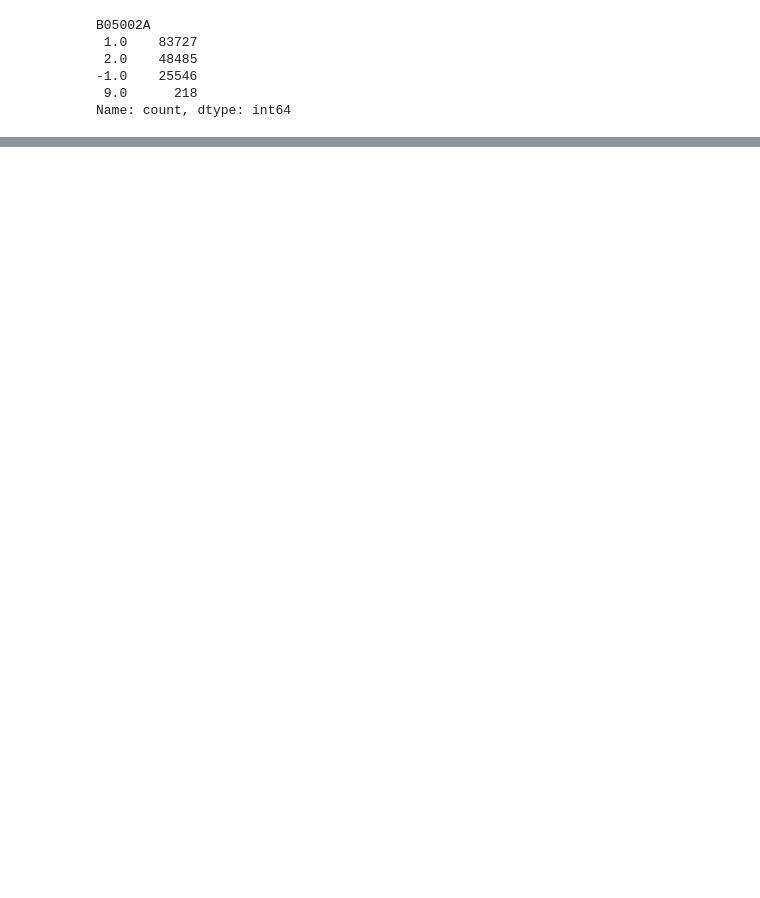
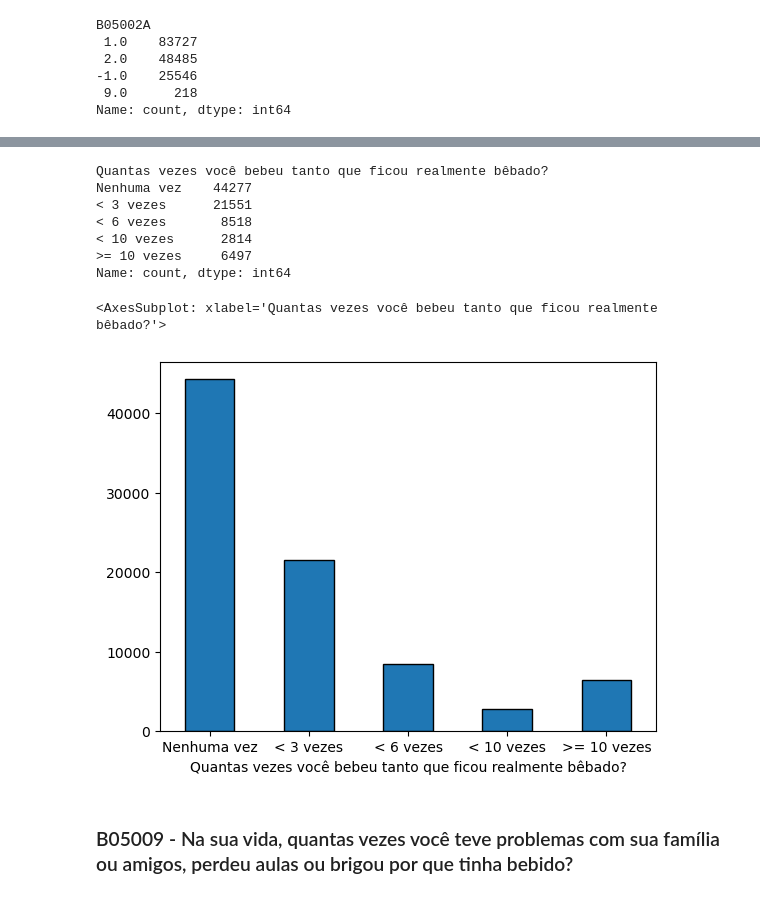
Before and after one commit to GustavoEmanuel901/lainfs-pense-repository, a Jupyter notebook: Dados_Pense.ipynb, the cells around one changed output, grey strips where cells are left out. Saved outputs shown, nothing was run; the diff lists cells and outputs as text; code cells hidden in the pictures; blank space fills up the shorter version.

```diff
--- a/Dados_Pense.ipynb
+++ b/Dados_Pense.ipynb
@@ -2648,0 +2878,23 @@ Name: count, dtype: int64
+# %%
+mapa_vezes = {
+    0: 'Nenhuma vez',
+    1: '< 3 vezes',
+    2: '< 6 vezes',
+    3: '< 10 vezes',
+    4: '>= 10 vezes'
+}
+# %%
+print(df['B05007'].rename("Quantas vezes você bebeu tanto que ficou realmente bêbado?").value_counts().sort_index().rename(index=mapa_vezes))
+df['B05007'].rename("Quantas vezes você bebeu tanto que ficou realmente bêbado?").value_counts().sort_index().rename(index=mapa_vezes).plot(kind='bar', edgecolor='black', rot=0)
+# %% [output]
+Quantas vezes você bebeu tanto que ficou realmente bêbado?
+Nenhuma vez    44277
+< 3 vezes      21551
+< 6 vezes       8518
+< 10 vezes      2814
+>= 10 vezes     6497
+Name: count, dtype: int64
+<AxesSubplot: xlabel='Quantas vezes você bebeu tanto que ficou realmente bêbado?'>
+[figure, added]
+# %% [markdown]
+### B05009 - Na sua vida, quantas vezes você teve problemas com sua família ou amigos, perdeu aulas ou brigou por que tinha bebido?
```
Also changed, not shown: parts of 147 cells of this notebook.
